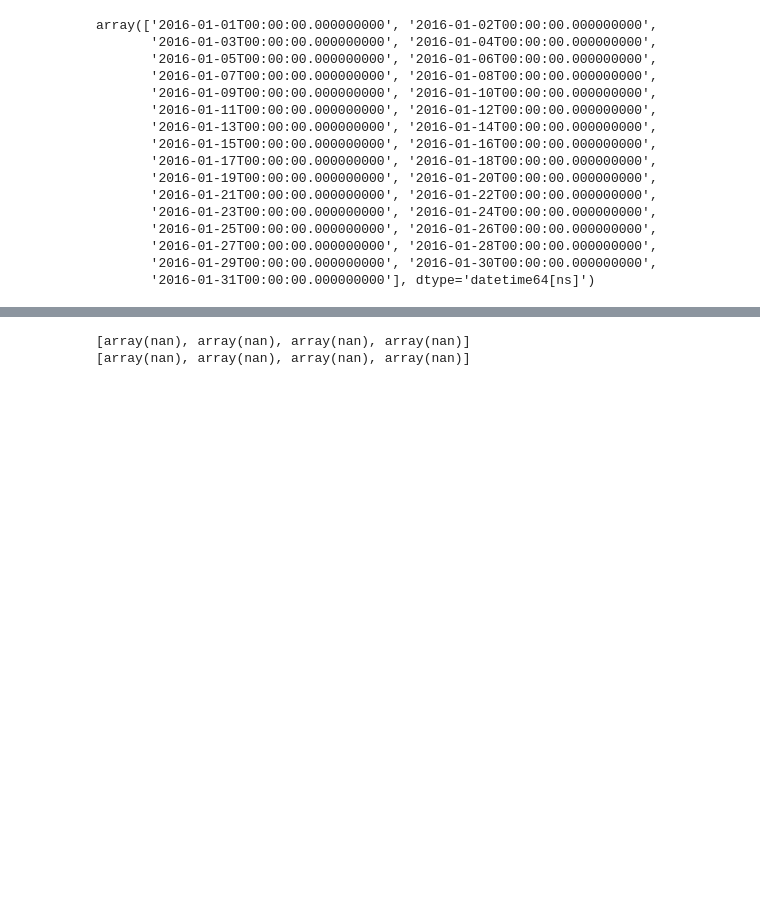
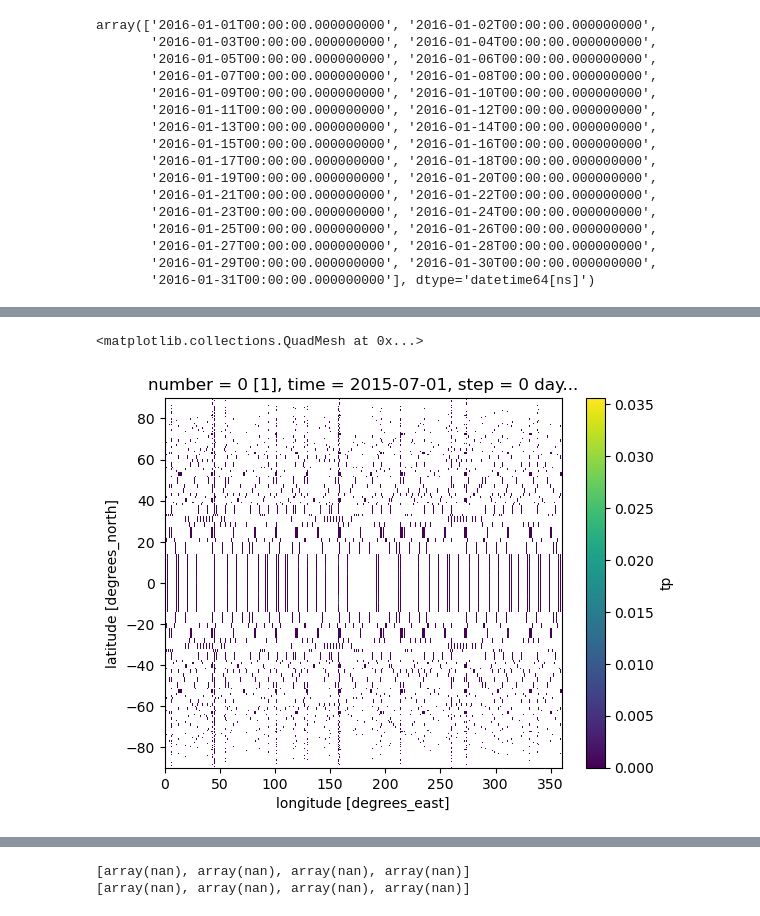
Before and after one commit to SaptarishiD/graphcast, a Jupyter notebook: local_files/finetune_vs_base_imerg.ipynb, the cells around one changed output, grey strips where cells are left out. Cells and saved outputs as stored; diff of their text form; code cells hidden in the pictures; blank space fills up the shorter version.

```diff
--- a/local_files/finetune_vs_base_imerg.ipynb
+++ b/local_files/finetune_vs_base_imerg.ipynb
@@ -1122,0 +1730,5 @@ array(['2016-01-01T00:00:00.000000000', '2016-01-02T00:00:00.000000000',
+# %%
+pred_daily.isel(step=0).plot()
+# %% [output]
+<matplotlib.collections.QuadMesh at 0x...>
+[figure, added]
```
Also changed, not shown: parts of 56 cells of this notebook.
